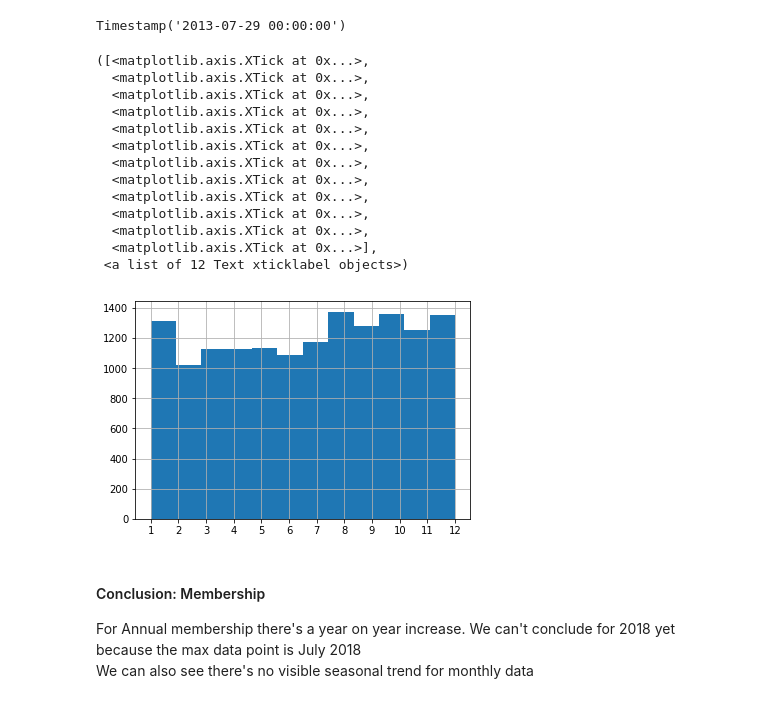
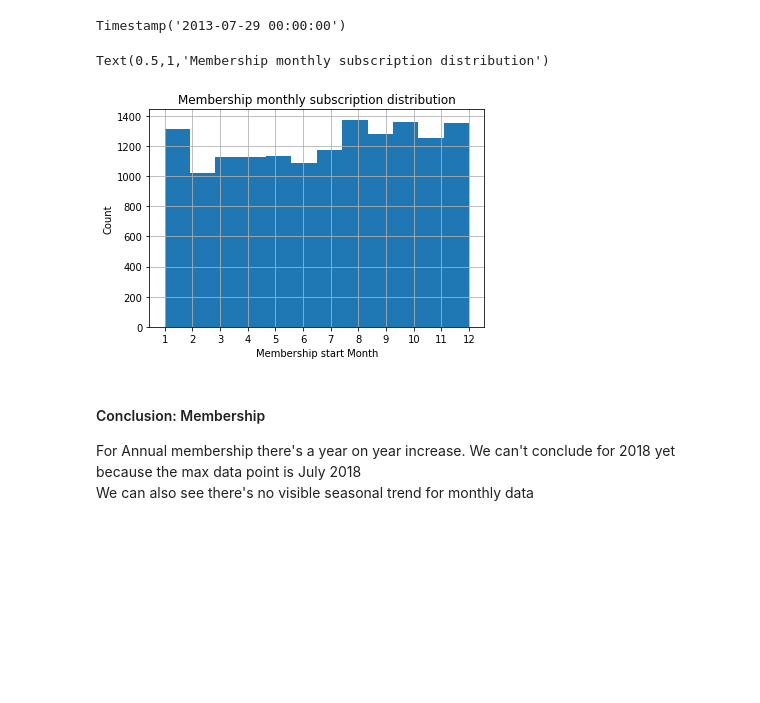
Before and after one commit to weihong15/starbucks_capstone_project, a Jupyter notebook: Starbucks_Capstone_notebook.ipynb, the cells around one changed output. Drawn from its saved outputs; the diff is of its cells as text; code cells hidden in the pictures; blank space fills up the shorter version.

```diff
--- a/Starbucks_Capstone_notebook.ipynb
+++ b/Starbucks_Capstone_notebook.ipynb
@@ -400,21 +411,12 @@ Timestamp('2013-07-29 00:00:00')
 # %%
 customers.became_member_on.dt.month.hist(bins=12)
 plt.xticks(range(1,13))
+plt.xlabel('Membership start Month')
+plt.ylabel('Count')
+plt.title('Membership monthly subscription distribution')
 # %% [output]
-([<matplotlib.axis.XTick at 0x...>,
-  <matplotlib.axis.XTick at 0x...>,
-  <matplotlib.axis.XTick at 0x...>,
-  <matplotlib.axis.XTick at 0x...>,
-  <matplotlib.axis.XTick at 0x...>,
-  <matplotlib.axis.XTick at 0x...>,
-  <matplotlib.axis.XTick at 0x...>,
-  <matplotlib.axis.XTick at 0x...>,
-  <matplotlib.axis.XTick at 0x...>,
-  <matplotlib.axis.XTick at 0x...>,
-  <matplotlib.axis.XTick at 0x...>,
-  <matplotlib.axis.XTick at 0x...>],
- <a list of 12 Text xticklabel objects>)
+Text(0.5,1,'Membership monthly subscription distribution')
-[figure, old version]
+[figure, new version]
 # %% [markdown]
 #### Conclusion: Membership
 For Annual membership there's a year on year increase. We can't conclude for 2018 yet because the max data point is July 2018
```
Also changed, not shown: parts of 16 cells of this notebook, 1 other file.
